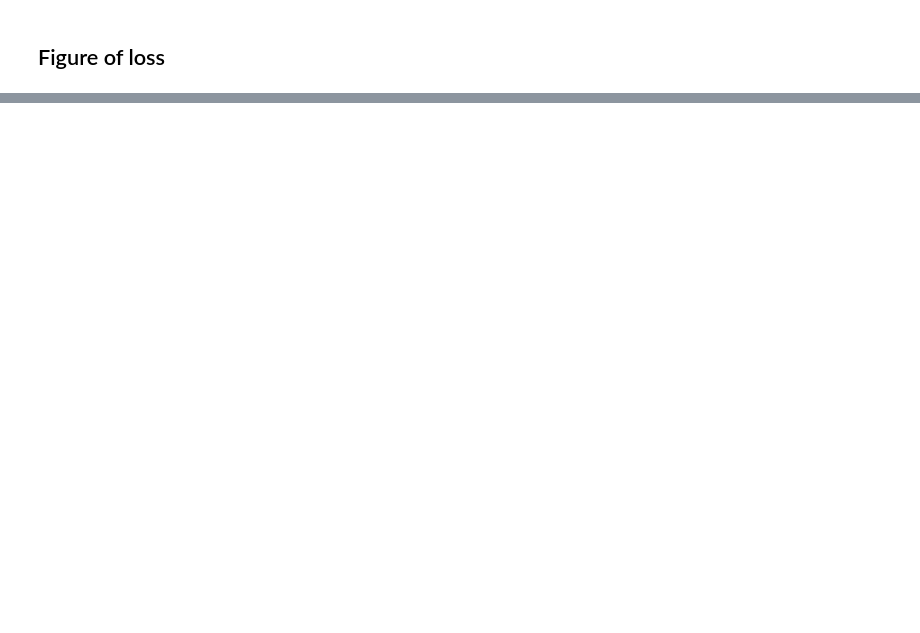
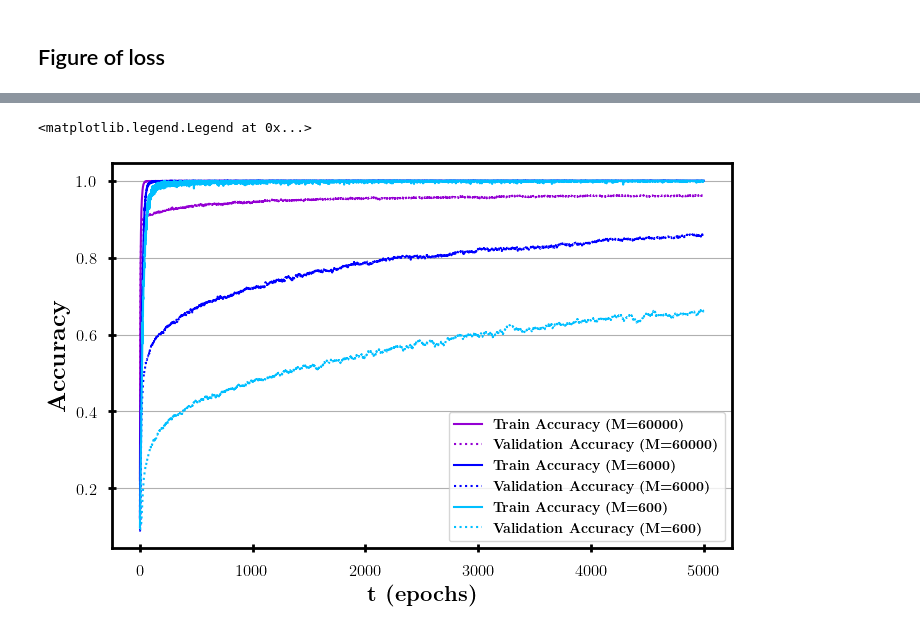
Before and after one commit to yusukeorito/My_reseach, a Jupyter notebook: Plot/Loss.ipynb, the cells around one changed output, grey strips where cells are left out. Saved outputs shown, nothing was run; the diff lists cells and outputs as text; code cells hidden in the pictures; blank space fills up the shorter version.

```diff
--- a/Plot/Loss.ipynb
+++ b/Plot/Loss.ipynb
@@ -83,0 +114,28 @@ ax.legend()
+# %%
+loss1 = joblib.load(f"../Result/CL_fully/Loss/model001_MNIST_ini{CFG.ini_type}_M60000_L{CFG.L}_seed820.pkl")
+loss2 = joblib.load(f"../Result/CL_fully/Loss/model001_MNIST_ini{CFG.ini_type}_M6000_L{CFG.L}_seed820.pkl")
+loss3 = joblib.load(f"../Result/CL_fully/Loss/model001_MNIST_ini{CFG.ini_type}_M600_L{CFG.L}_seed820.pkl")
+# %%
+fig, ax = plt.subplots(figsize=(8,5))
+
+ax.plot(loss1['accuracy'], linestyle='-',color='darkviolet',label=r'\textbf{Train Accuracy (M=60000)}')
+ax.plot(loss1['val_accuracy'], linestyle=':', color='darkviolet',label=r'\textbf{Validation Accuracy (M=60000)}')
+ax.plot(loss2['accuracy'], linestyle='-',color='blue',label=r'\textbf{Train Accuracy (M=6000)}')
+ax.plot(loss2['val_accuracy'], linestyle=':', color='blue',label=r'\textbf{Validation Accuracy (M=6000)}')
+ax.plot(loss3['accuracy'], linestyle='-',color='deepskyblue',label=r'\textbf{Train Accuracy (M=600)}')
+ax.plot(loss3['val_accuracy'], linestyle=':', color='deepskyblue',label=r'\textbf{Validation Accuracy (M=600)}')
+ax.set_xlabel(r'\textbf{t (epochs)}',fontsize=16)
+ax.set_ylabel(r'\textbf{Accuracy}', fontsize=18)
+
+#ax.set_title(f'q2 (L: {CFG.L}, M: {CFG.M})', fontsize=16, weight='bold')  # タイトルのフォント太さを変更
+# メインの目盛りと副目盛りのフォントサイズと太さを変更
+ax.tick_params(axis='both', which='major', labelsize=12, width=2, length=6, direction='inout', pad=8)
+ax.tick_params(axis='both', which='minor', labelsize=10, width=1.5, length=4, direction='inout', pad=6)
+plt.setp(ax.spines.values(), linewidth=2)  # 枠線の太さを変更
+ax.grid(axis='y')
+#ax.set_xscale('log')
+#ax.set_ylim(0.8,1)
+ax.legend()
+# %% [output]
+<matplotlib.legend.Legend at 0x...>
+[figure, added]
```
Also changed, not shown: parts of 7 cells of this notebook, 5 other files.
